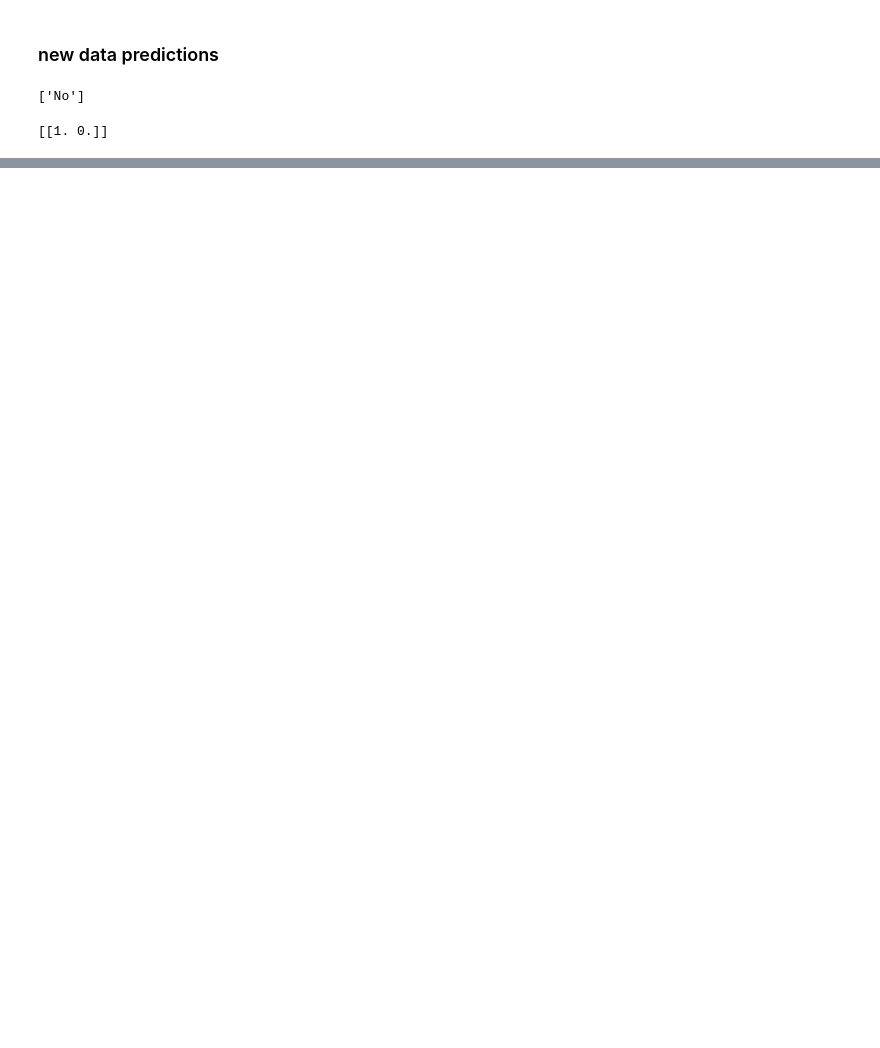
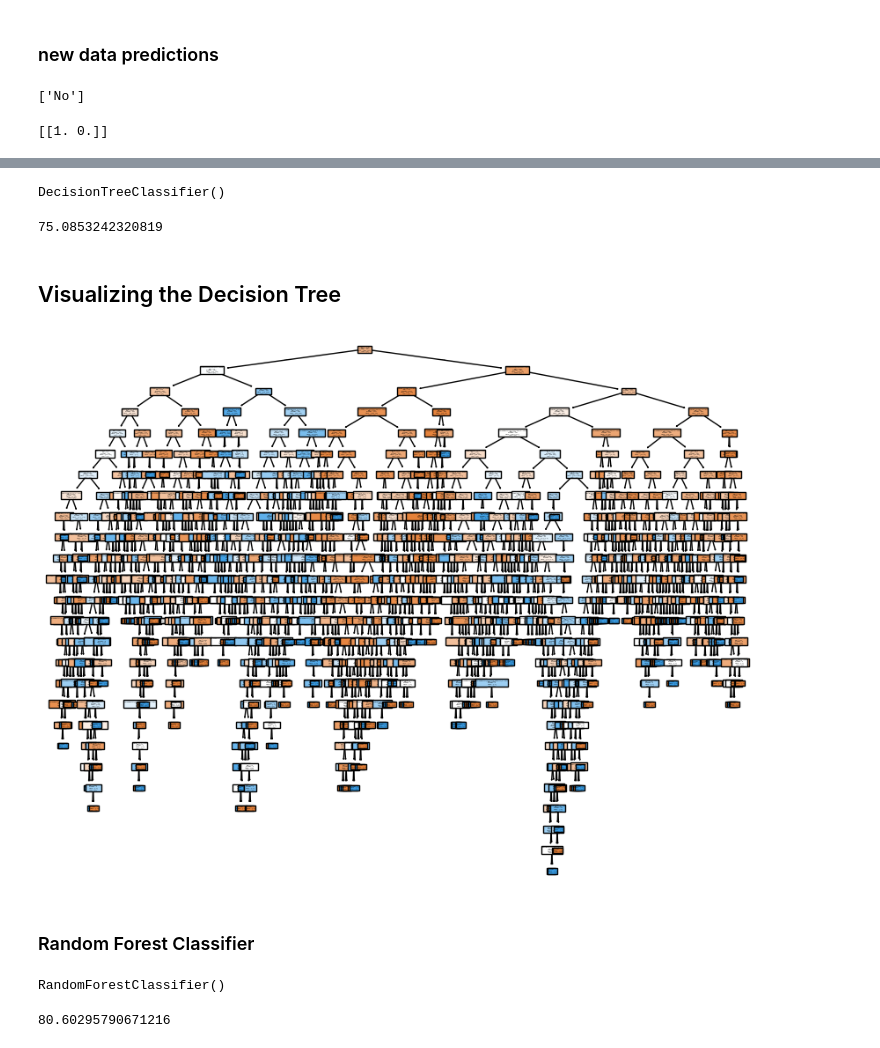
Before and after one commit to krishnasingh281/Machine-Learning, a Jupyter notebook: machineLearning/Classification/kNN_clasifier.ipynb, the cells around one changed output, grey strips where cells are left out. Saved outputs shown, nothing was run; the diff lists cells and outputs as text; code cells hidden in the pictures; blank space fills up the shorter version.

```diff
--- a/machineLearning/Classification/kNN_clasifier.ipynb
+++ b/machineLearning/Classification/kNN_clasifier.ipynb
@@ -214,0 +212,11 @@ TypeError: cannot convert dictionary update sequence element #0 to a sequence
+# %%
+# call the kNN classifier
+from sklearn.tree import DecisionTreeClassifier
+
+# initiating the classifier
+model_dt = DecisionTreeClassifier()
+
+# passing the data to the classifier
+model_dt.fit(X_train_sc, y_train)
+# %% [output]
+DecisionTreeClassifier()
@@ -214,0 +226,9 @@ TypeError: cannot convert dictionary update sequence element #0 to a sequence
+# %%
+# classification metrics = to check how the model is behaving
+from sklearn.metrics import accuracy_score
+accuracy = accuracy_score(y_test, y_pred_dt) * 100
+accuracy
+# %% [output]
+75.0853242320819
+# %% [markdown]
+## Visualizing the Decision Tree
@@ -214,0 +238,14 @@ TypeError: cannot convert dictionary update sequence element #0 to a sequence
+# %%
+plt.figure(figsize=(10,8))
+plot_tree(model_dt, filled=True, feature_names= X_train.columns, class_names=True)
+plt.show()
+# %% [output]
+[figure, added]
+# %% [markdown]
+### Random Forest Classifier
+# %%
+from sklearn.ensemble import RandomForestClassifier
+model_rf = RandomForestClassifier()
+model_rf.fit(X_train_sc, y_train)
+# %% [output]
+RandomForestClassifier()
@@ -214,0 +255,7 @@ TypeError: cannot convert dictionary update sequence element #0 to a sequence
+# %%
+# classification metrics = to check how the model is behaving
+from sklearn.metrics import accuracy_score
+accuracy = accuracy_score(y_test, y_pred_rf) * 100
+accuracy
+# %% [output]
+80.60295790671216
```
Also changed, not shown: parts of 10 cells of this notebook, 5 other files.
